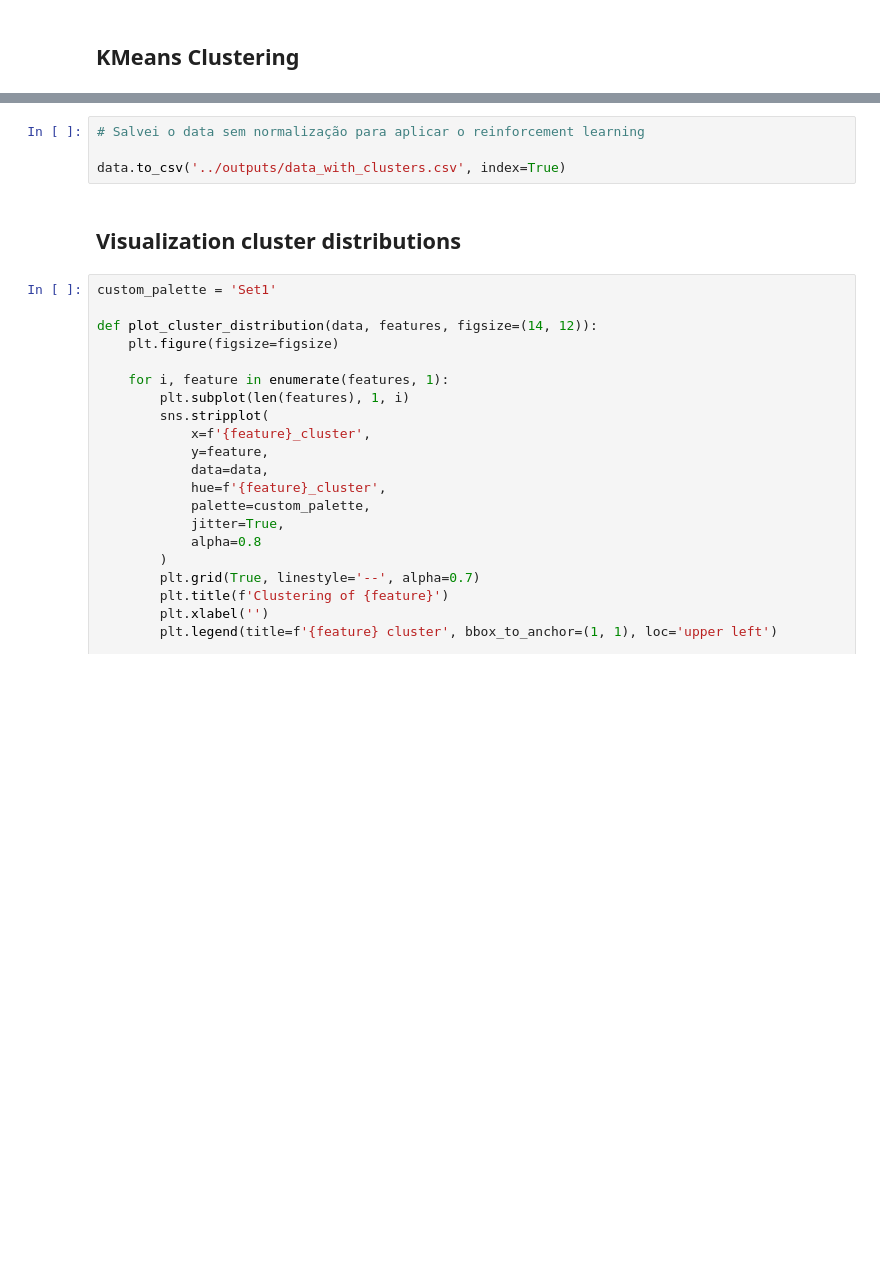
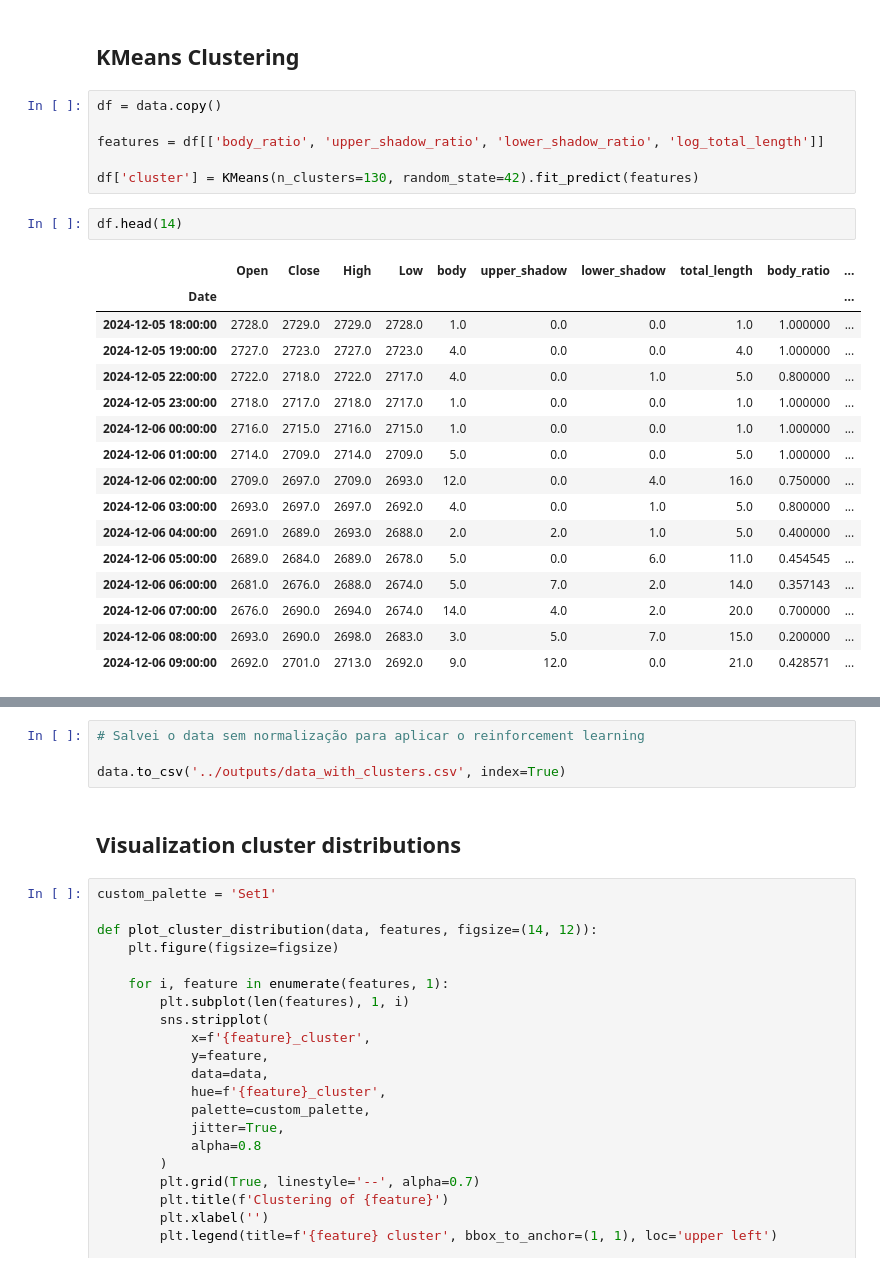
Before and after one commit to polyanasilva/candle-rl-trading, a Jupyter notebook: notebooks/rl_trading.ipynb, the cells around one changed output, grey strips where cells are left out. Drawn from its saved outputs; the diff is of its cells as text; blank space fills up the shorter version.

```diff
--- a/notebooks/rl_trading.ipynb
+++ b/notebooks/rl_trading.ipynb
@@ -63,5 +115,30 @@ normalized_data = normalized_data[(normalized_data['upper_shadow'] < 0.0003) & (
 # %% [markdown]
 ## KMeans Clustering
+# %%
+df = data.copy()
+
+features = df[['body_ratio', 'upper_shadow_ratio', 'lower_shadow_ratio', 'log_total_length']]
+
+df['cluster'] = KMeans(n_clusters=130, random_state=42).fit_predict(features)
+# %%
+df.head(14)
+# %% [output]
+|  | Open | Close | High | Low | body | upper_shadow | lower_shadow | total_length | body_ratio | ... |
+| Date |  |  |  |  |  |  |  |  |  | ... |
+| 2024-12-05 18:00:00 | 2728.0 | 2729.0 | 2729.0 | 2728.0 | 1.0 | 0.0 | 0.0 | 1.0 | 1.000000 | ... |
+| 2024-12-05 19:00:00 | 2727.0 | 2723.0 | 2727.0 | 2723.0 | 4.0 | 0.0 | 0.0 | 4.0 | 1.000000 | ... |
+| 2024-12-05 22:00:00 | 2722.0 | 2718.0 | 2722.0 | 2717.0 | 4.0 | 0.0 | 1.0 | 5.0 | 0.800000 | ... |
+| 2024-12-05 23:00:00 | 2718.0 | 2717.0 | 2718.0 | 2717.0 | 1.0 | 0.0 | 0.0 | 1.0 | 1.000000 | ... |
+| 2024-12-06 00:00:00 | 2716.0 | 2715.0 | 2716.0 | 2715.0 | 1.0 | 0.0 | 0.0 | 1.0 | 1.000000 | ... |
+| 2024-12-06 01:00:00 | 2714.0 | 2709.0 | 2714.0 | 2709.0 | 5.0 | 0.0 | 0.0 | 5.0 | 1.000000 | ... |
+| 2024-12-06 02:00:00 | 2709.0 | 2697.0 | 2709.0 | 2693.0 | 12.0 | 0.0 | 4.0 | 16.0 | 0.750000 | ... |
+| 2024-12-06 03:00:00 | 2693.0 | 2697.0 | 2697.0 | 2692.0 | 4.0 | 0.0 | 1.0 | 5.0 | 0.800000 | ... |
+| 2024-12-06 04:00:00 | 2691.0 | 2689.0 | 2693.0 | 2688.0 | 2.0 | 2.0 | 1.0 | 5.0 | 0.400000 | ... |
+| 2024-12-06 05:00:00 | 2689.0 | 2684.0 | 2689.0 | 2678.0 | 5.0 | 0.0 | 6.0 | 11.0 | 0.454545 | ... |
+| 2024-12-06 06:00:00 | 2681.0 | 2676.0 | 2688.0 | 2674.0 | 5.0 | 7.0 | 2.0 | 14.0 | 0.357143 | ... |
+| 2024-12-06 07:00:00 | 2676.0 | 2690.0 | 2694.0 | 2674.0 | 14.0 | 4.0 | 2.0 | 20.0 | 0.700000 | ... |
+| 2024-12-06 08:00:00 | 2693.0 | 2690.0 | 2698.0 | 2683.0 | 3.0 | 5.0 | 7.0 | 15.0 | 0.200000 | ... |
+| 2024-12-06 09:00:00 | 2692.0 | 2701.0 | 2713.0 | 2692.0 | 9.0 | 12.0 | 0.0 | 21.0 | 0.428571 | ... |
 # %%
 def fit_individual_clusters(data, n_body_clusters, n_lower_shadow_clusters, n_upper_shadow_clusters):
     models = {
```
Also changed, not shown: parts of 12 cells of this notebook, 2 other files.
